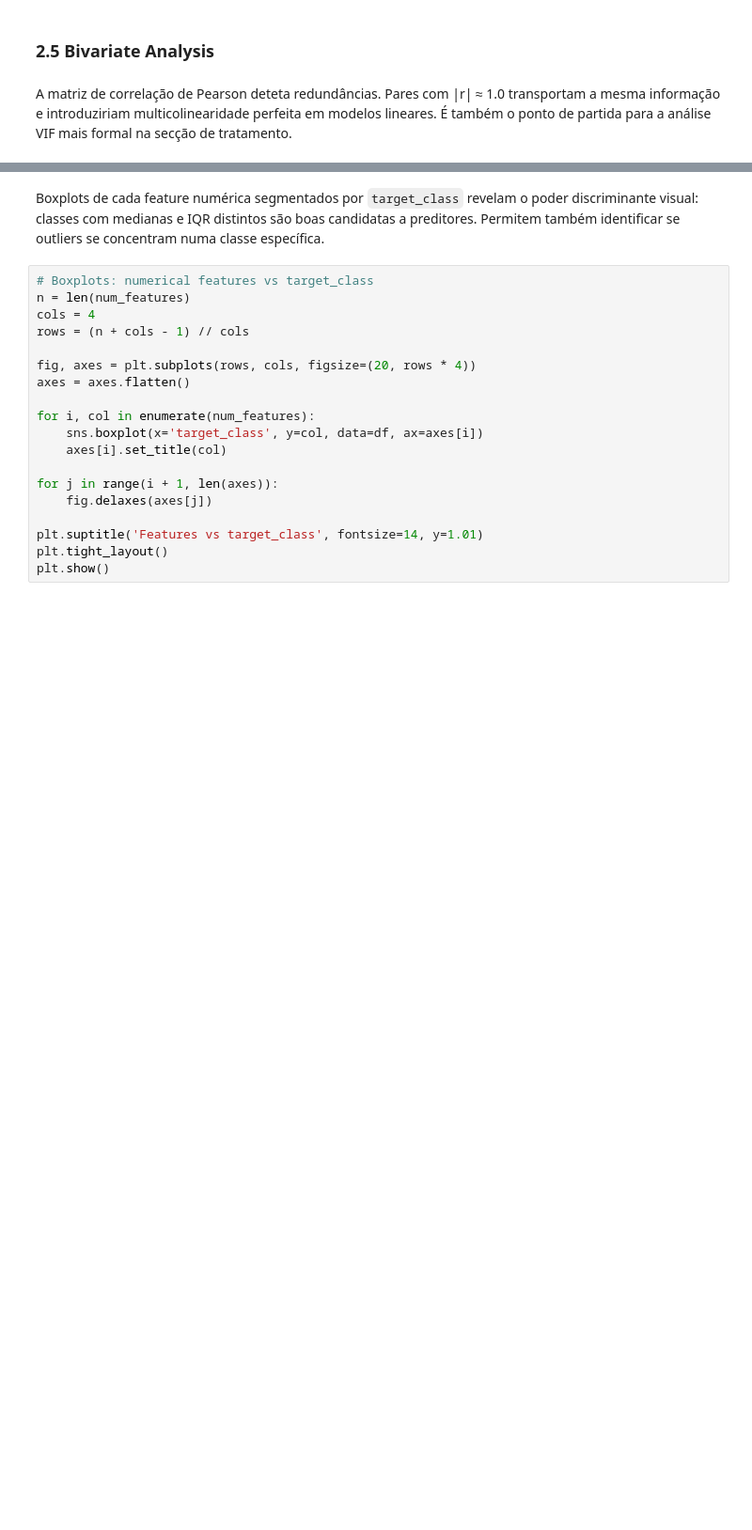
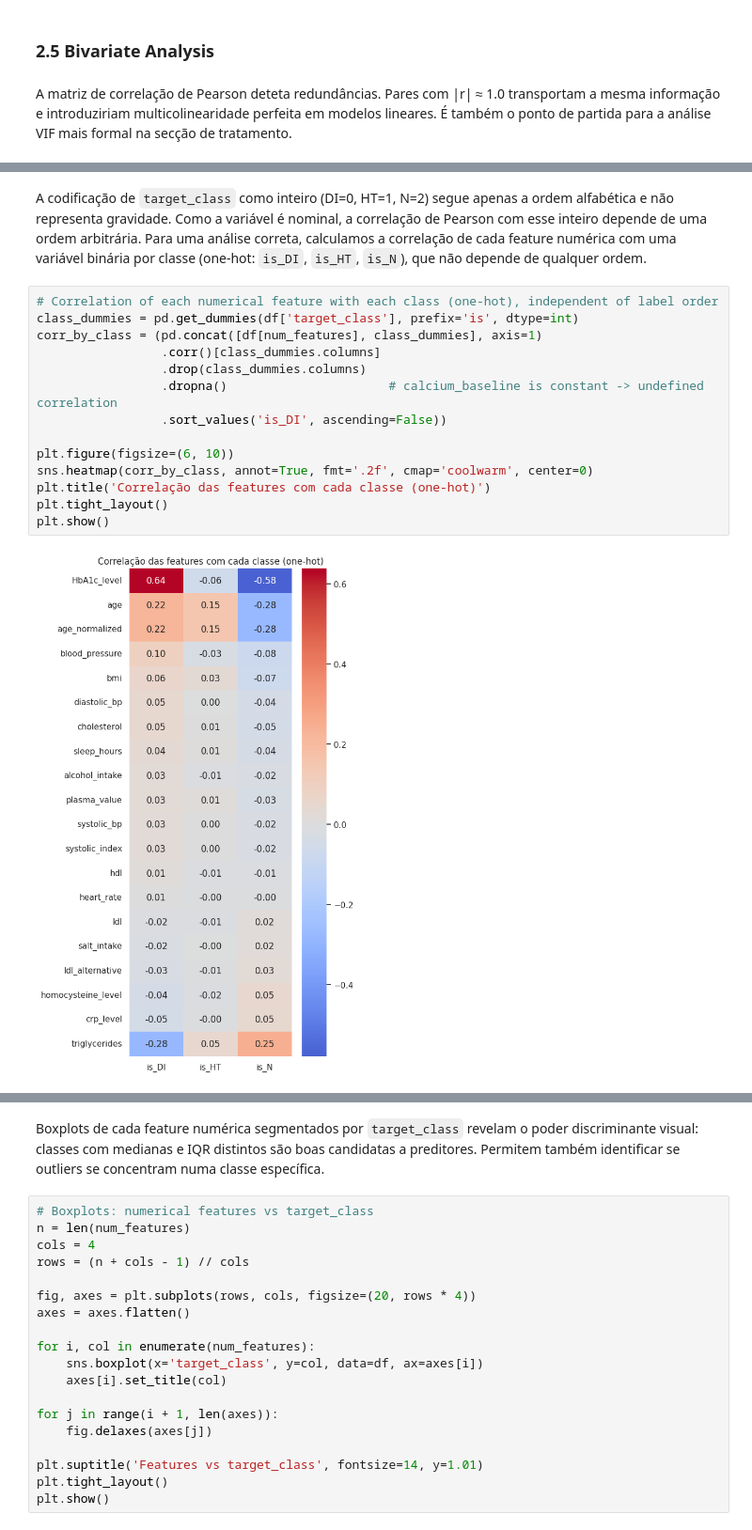
Before and after one commit to LuisMNSantos/APRAU-Cardiometabolic-ML, a Jupyter notebook: notebooks/aprau_grupo18.ipynb, the cells around one changed output, grey strips where cells are left out. Shown at 94% size. Cells and saved outputs as stored; diff of their text form; blank space fills up the shorter version.

```diff
--- a/notebooks/aprau_grupo18.ipynb
+++ b/notebooks/aprau_grupo18.ipynb
@@ -263,0 +275,18 @@ plt.show()
+# %% [markdown]
+A codificação de `target_class` como inteiro (DI=0, HT=1, N=2) segue apenas a ordem alfabética e não representa gravidade. Como a variável é nominal, a correlação de Pearson com esse inteiro depende de uma ordem arbitrária. Para uma análise correta, calculamos a correlação de cada feature numérica com uma variável binária por classe (one-hot: `is_DI`, `is_HT`, `is_N`), que não depende de qualquer ordem.
+# %%
+# Correlation of each numerical feature with each class (one-hot), independent of label order
+class_dummies = pd.get_dummies(df['target_class'], prefix='is', dtype=int)
+corr_by_class = (pd.concat([df[num_features], class_dummies], axis=1)
+                 .corr()[class_dummies.columns]
+                 .drop(class_dummies.columns)
+                 .dropna()                      # calcium_baseline is constant -> undefined correlation
+                 .sort_values('is_DI', ascending=False))
+
+plt.figure(figsize=(6, 10))
+sns.heatmap(corr_by_class, annot=True, fmt='.2f', cmap='coolwarm', center=0)
+plt.title('Correlação das features com cada classe (one-hot)')
+plt.tight_layout()
+plt.show()
+# %% [output]
+[figure, added]
```
Also changed, not shown: parts of 104 cells of this notebook.
